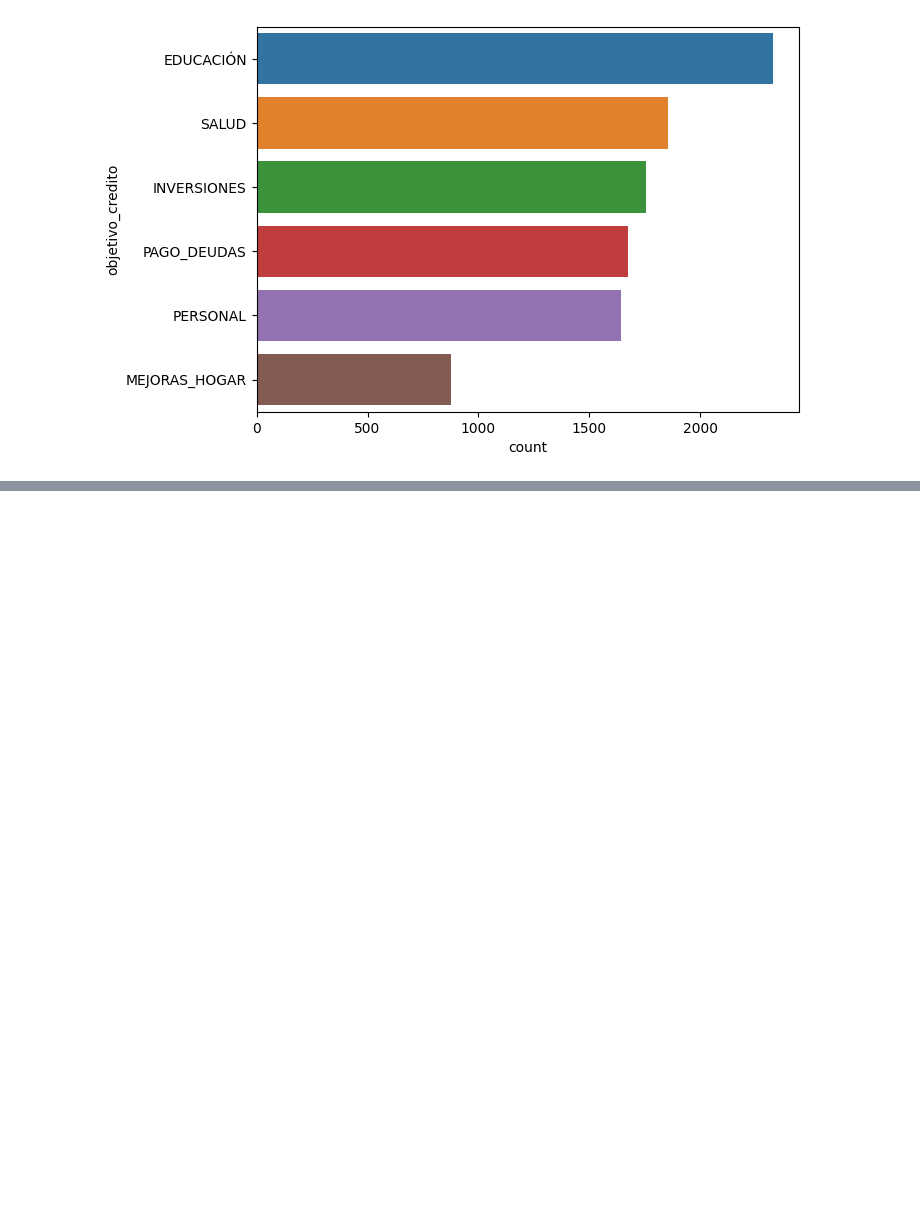
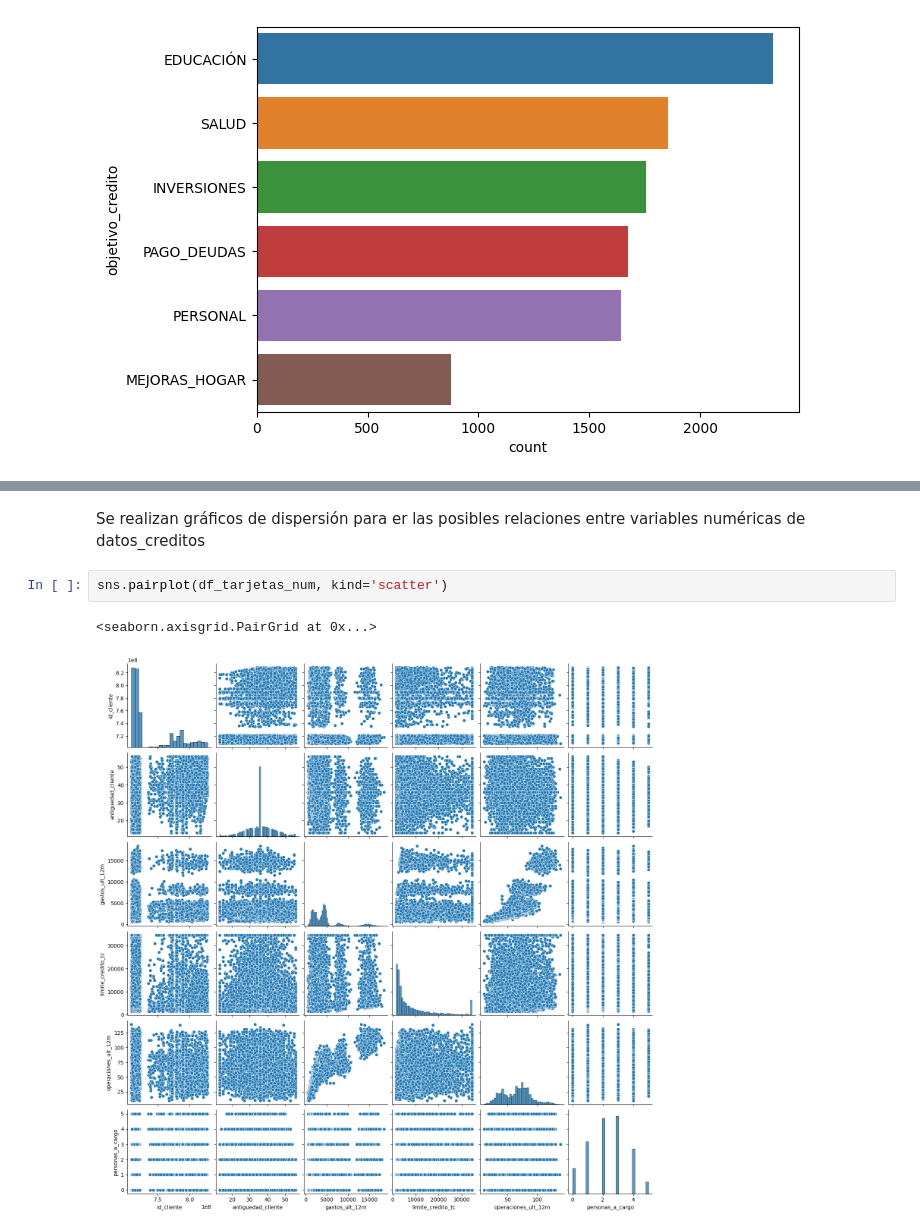
Before and after one commit to pauladomski8/13MBID-OCT2324, a Jupyter notebook: notebooks/comprension_datos/CD01_Exploracion.ipynb, the cells around one changed output, grey strips where cells are left out. Saved outputs shown, nothing was run; the diff lists cells and outputs as text; blank space fills up the shorter version.

```diff
--- a/notebooks/comprension_datos/CD01_Exploracion.ipynb
+++ b/notebooks/comprension_datos/CD01_Exploracion.ipynb
@@ -116,0 +186,7 @@ plt.show()
+# %% [markdown]
+Se realizan gráficos de dispersión para er las posibles relaciones entre variables numéricas de datos_creditos
+# %%
+sns.pairplot(df_tarjetas_num, kind='scatter')
+# %% [output]
+<seaborn.axisgrid.PairGrid at 0x...>
+[figure, added]
```
Also changed, not shown: parts of 8 cells of this notebook, 2 other files.
